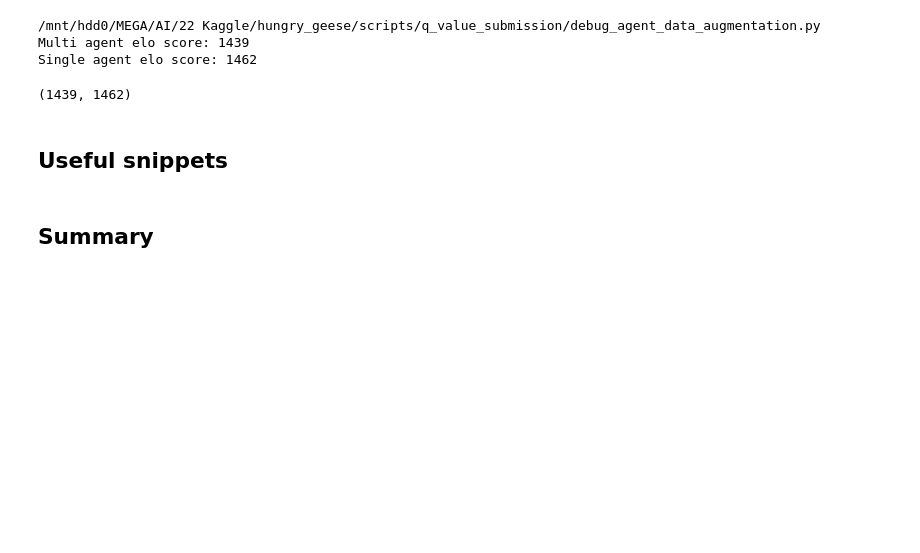
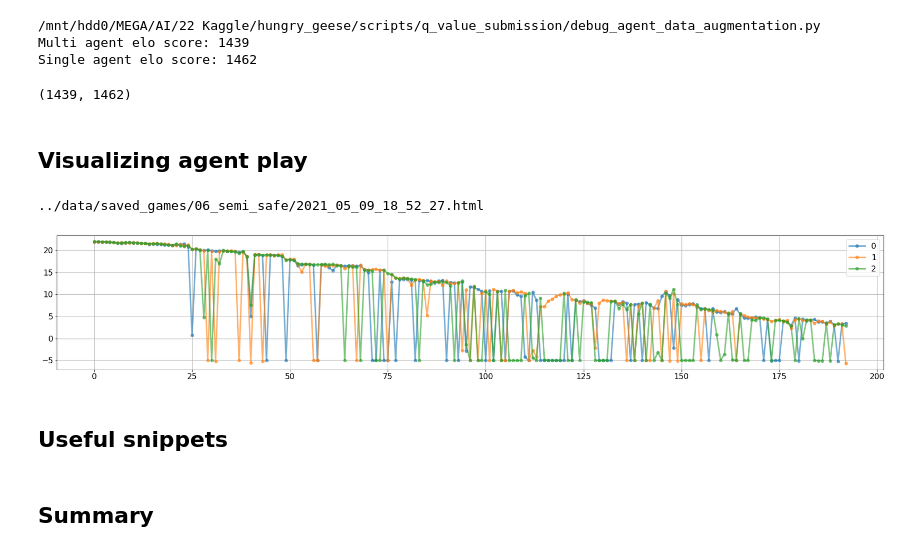
Before and after one commit to ironbar/hungry_geese, a Jupyter notebook: notebooks/010_ladder_of_agents_4.ipynb, the cells around one changed output. Saved outputs shown, nothing was run; the diff lists cells and outputs as text; code cells hidden in the pictures; blank space fills up the shorter version.

Commit message:
visualized games that led to the discovery of the bug

```diff
--- a/notebooks/010_ladder_of_agents_4.ipynb
+++ b/notebooks/010_ladder_of_agents_4.ipynb
@@ -332,8 +332,8 @@ def agent(obs, config):
 # %%
 def plot_q_value(agent):
     values = np.array(agent.q_values)
-    for idx, action in enumerate(ACTIONS):
-        plt.plot(values[:, idx], label=action, alpha=0.6, marker='o')
+    for idx in range(values.shape[1]):
+        plt.plot(values[:, idx], label=idx, alpha=0.6, marker='o')
     plt.legend(loc=0)
     plt.grid()
 # %%
@@ -386,6 +386,18 @@ simple_agent_evaluation('/mnt/hdd0/MEGA/AI/22 Kaggle/hungry_geese/scripts/q_valu
 Multi agent elo score: 1439
 Single agent elo score: 1462
 (1439, 1462)
+# %% [markdown]
+## Visualizing agent play
+# %%
+model = keras.models.load_model('/mnt/hdd0/Kaggle/hungry_geese/models/38_great_redesign_debug/11_discount_factor_1_epsilon_greedy_01/epoch_5183.h5', compile=False)
+#model = tf.keras.models.Model(inputs=model.inputs[:2], outputs=model.layers[-3].output)
+agents = [QValueSemiSafeAgent(model) for idx in range(4)]
+
+[agent.reset() for agent in agents]; save_html_game(agents, '../data/saved_games/06_semi_safe')
+plot_q_value(agents[COLOR_TO_INDEX['green']])
+# %% [output]
+../data/saved_games/06_semi_safe/2021_05_09_18_52_27.html
+[figure, added]
 # %% [markdown]
 ## Useful snippets
 # %%
```
Also changed, not shown: parts of 2 cells of this notebook.
